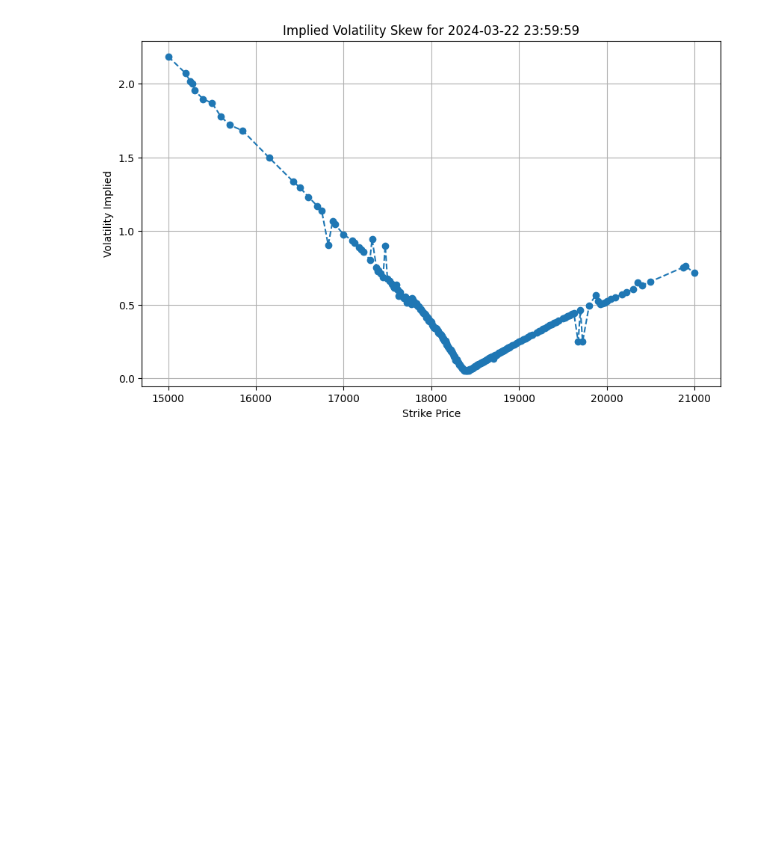
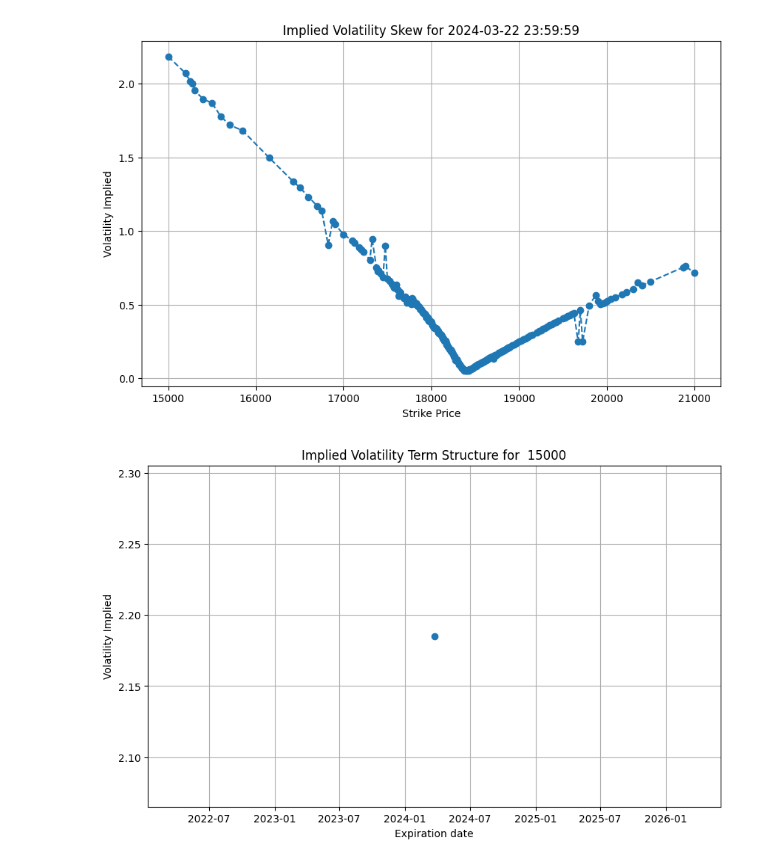
Before and after one commit to ranjan2829/Quant, a Jupyter notebook: Implied_Volatility_Skew.ipynb, the cells around one changed output. Drawn from its saved outputs; the diff is of its cells as text; code cells hidden in the pictures; blank space fills up the shorter version.

```diff
--- a/Implied_Volatility_Skew.ipynb
+++ b/Implied_Volatility_Skew.ipynb
@@ -74,3 +74,18 @@ plt.grid(True)
 plt.show()
 # %% [output]
 [figure]
+# %%
+selected_strike=15000
+selected_calls_strike=call_options[call_options['strike']==selected_strike]
+# %%
+filter_calls_strike=selected_calls_strike[selected_calls_strike['impliedVolatility']>=0.00001]
+filter_calls_strike.set_index("Expiration Date",inplace=True)
+# %%
+plt.figure(figsize=(10,6))
+plt.plot(filter_calls_strike.index,filter_calls_strike["impliedVolatility"],marker='o',linestyle="dashed")
+plt.title(f"Implied Volatility Term Structure for  {selected_strike}")
+plt.xlabel("Expiration date")
+plt.ylabel("Volatility Implied")
+plt.grid(True)
+# %% [output]
+[figure, added]
```
